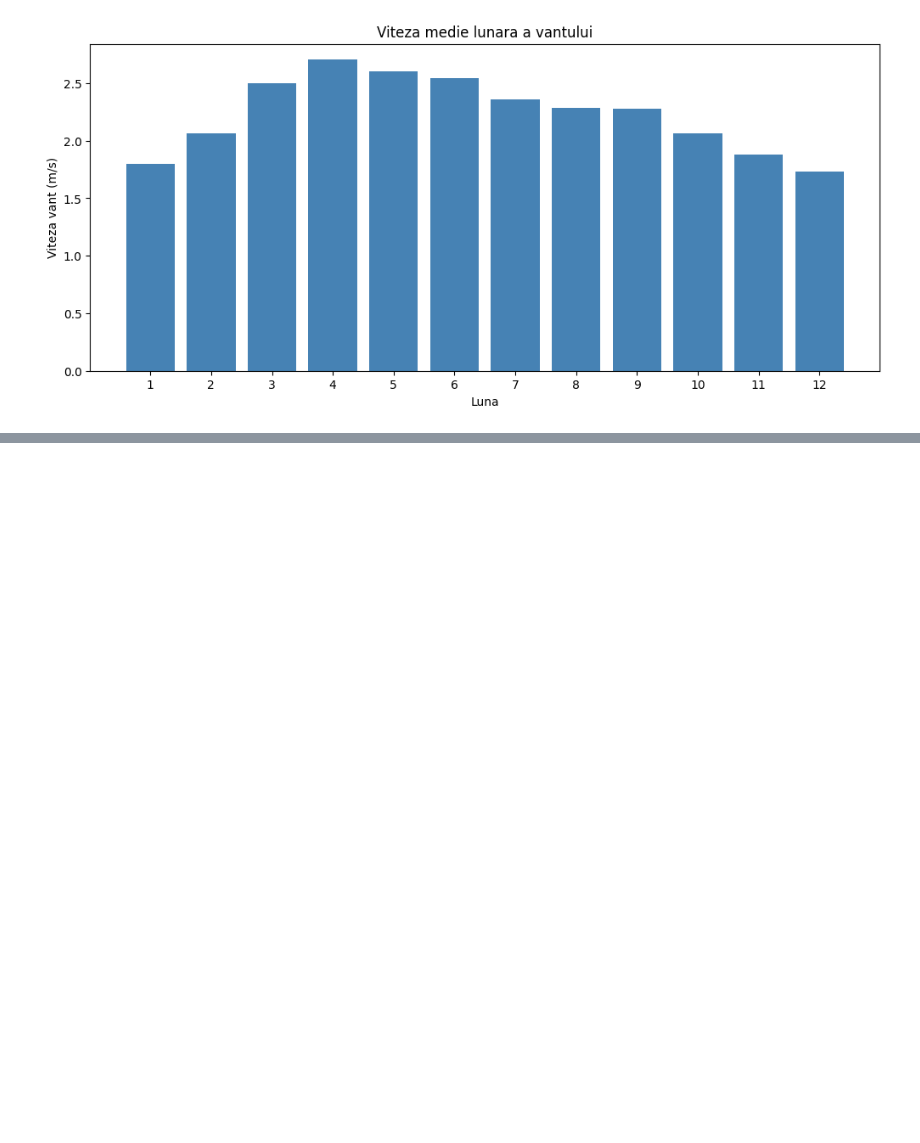
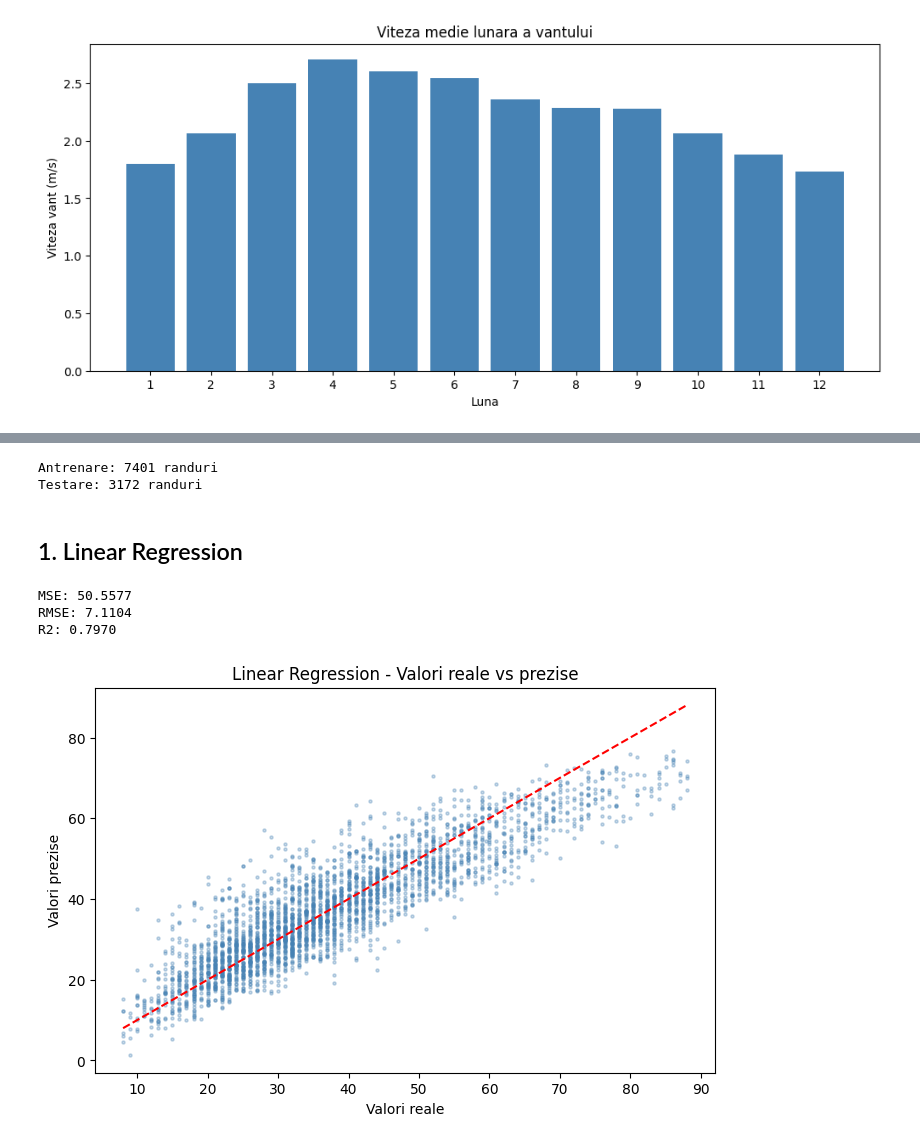
Before and after one commit to naominini/Prezicerea-Umiditatii-Solului, a Jupyter notebook: cod.ipynb, the cells around one changed output, grey strips where cells are left out. Drawn from its saved outputs; the diff is of its cells as text; code cells hidden in the pictures; blank space fills up the shorter version.

```diff
--- a/cod.ipynb
+++ b/cod.ipynb
@@ -22,6 +22,7 @@ import matplotlib.pyplot as plt
 import seaborn as sns
 
 df = pd.read_excel("Dataset/urmia.xlsx", usecols=range(11))
+cols = ['Tmax', 'Tmin', 'Tmean', 'RHmax', 'RHmin', 'SSHtime', 'U', 'P24']
 df.head()
 # %% [output]
 |  | Date | Month | Day | Tmax | Tmin | Tmean | RHmax | RHmin | SSHtime | U | P24 |
@@ -293,0 +315,49 @@ plt.show()
+# %%
+from sklearn.model_selection import train_test_split
+from sklearn.preprocessing import StandardScaler
+
+X = df_clean[['Tmax', 'Tmin', 'Tmean', 'RHmax', 'SSHtime', 'U', 'P24']]
+y = df_clean['RHmin']
+
+X_train, X_test, y_train, y_test = train_test_split(X, y, test_size=0.3, random_state=42)
+
+scaler = StandardScaler()
+X_train_scaled = scaler.fit_transform(X_train)
+X_test_scaled = scaler.transform(X_test)
+
+print(f"Antrenare: {X_train.shape[0]} randuri")
+print(f"Testare: {X_test.shape[0]} randuri")
+# %% [output]
+Antrenare: 7401 randuri
+Testare: 3172 randuri
+# %% [markdown]
+## 1. Linear Regression
+# %%
+from sklearn.linear_model import LinearRegression
+from sklearn.metrics import mean_squared_error, r2_score
+import numpy as np
+
+lr = LinearRegression()
+lr.fit(X_train_scaled, y_train)
+y_pred_lr = lr.predict(X_test_scaled)
+
+mse_lr = mean_squared_error(y_test, y_pred_lr)
+rmse_lr = np.sqrt(mse_lr)
+r2_lr = r2_score(y_test, y_pred_lr)
+
+print(f"MSE: {mse_lr:.4f}")
+print(f"RMSE: {rmse_lr:.4f}")
+print(f"R2: {r2_lr:.4f}")
+
+plt.figure(figsize=(8, 5))
+plt.scatter(y_test, y_pred_lr, alpha=0.3, s=5, color='steelblue')
+plt.plot([y_test.min(), y_test.max()], [y_test.min(), y_test.max()], 'r--')
+plt.title("Linear Regression - Valori reale vs prezise")
+plt.xlabel("Valori reale")
+plt.ylabel("Valori prezise")
+plt.show()
+# %% [output]
+MSE: 50.5577
+RMSE: 7.1104
+R2: 0.7970
+[figure, added]
```
Also changed, not shown: parts of 21 cells of this notebook.
